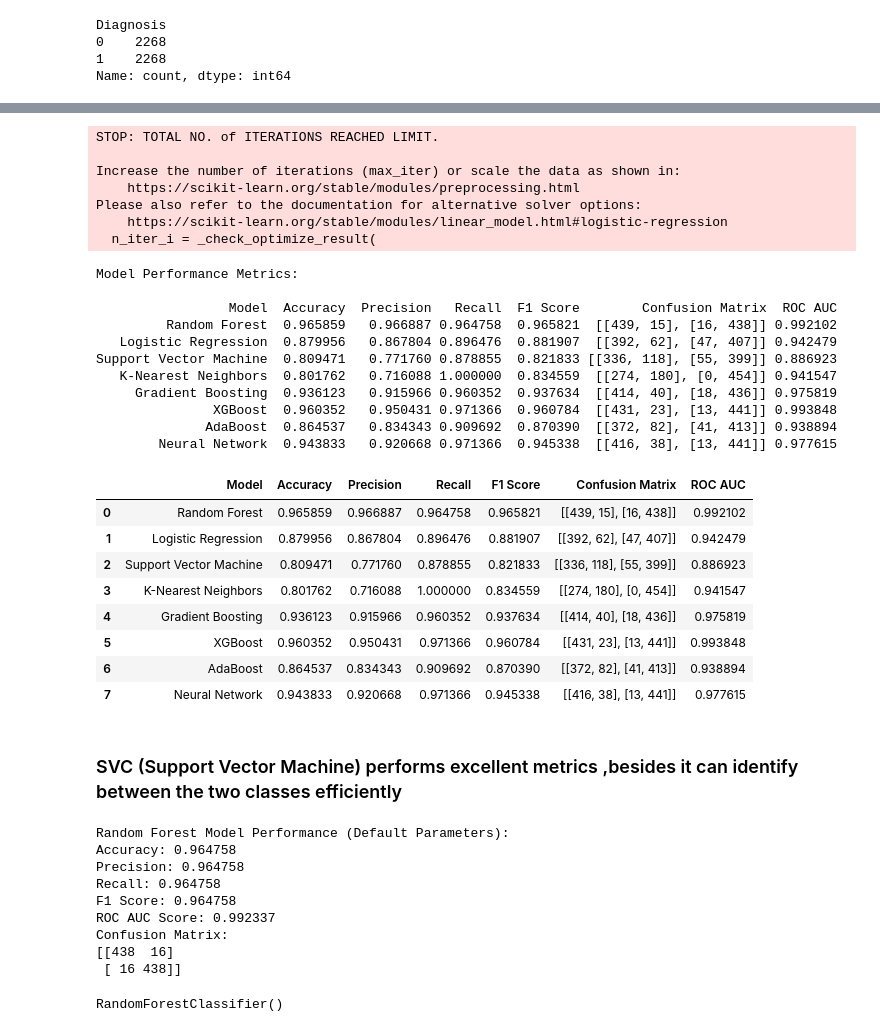
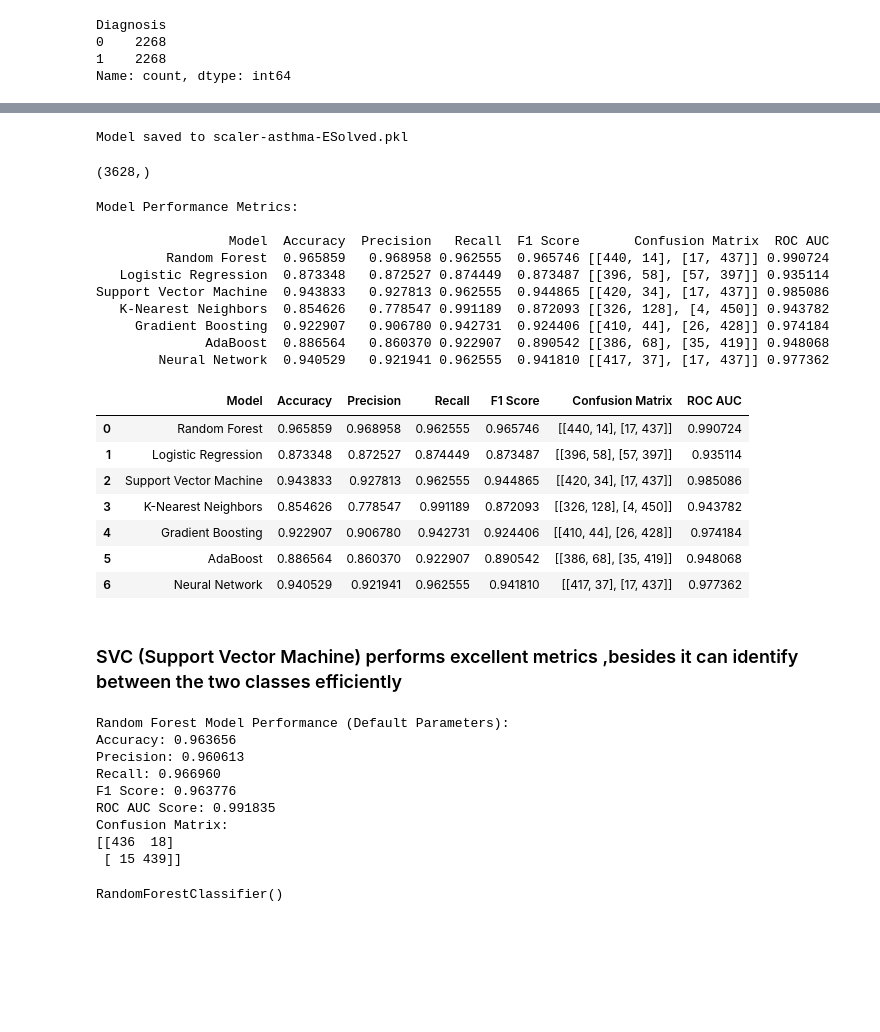
Before and after one commit to islamhasib953/Graduation_Project, a Jupyter notebook: models (ipynb,csv)/Asthma/asthma_model.ipynb, the cells around one changed output, grey strips where cells are left out. Cells and saved outputs as stored; diff of their text form; code cells hidden in the pictures; blank space fills up the shorter version.

```diff
--- a/models (ipynb,csv)/Asthma/asthma_model.ipynb
+++ b/models (ipynb,csv)/Asthma/asthma_model.ipynb
@@ -662,3 +645,15 @@ Training set size: (3628, 26), Test set size: (3628,)
+# %%
+# Save the model pipeline to a file
+scaler_filename = 'scaler-asthma-ESolved.pkl'
+joblib.dump(scaler, scaler_filename)
+
+print(f"Model saved to {scaler_filename}")
+# %% [output]
+Model saved to scaler-asthma-ESolved.pkl
+# %%
+y_train.shape
+# %% [output]
+(3628,)
 # %%
 # Model imports
 from sklearn.ensemble import RandomForestClassifier, GradientBoostingClassifier, AdaBoostClassifier
@@ -671,56 +665,46 @@ from sklearn.metrics import accuracy_score, precision_score, recall_score, f1_sc
 # %%
 # Initialize models
 models = {
     'Random Forest': RandomForestClassifier(),
     'Logistic Regression': LogisticRegression(),
     'Support Vector Machine': SVC(probability=True),
     'K-Nearest Neighbors': KNeighborsClassifier(),
     'Gradient Boosting': GradientBoostingClassifier(),
-    'XGBoost': XGBClassifier(),
     'AdaBoost': AdaBoostClassifier(),
     'Neural Network': MLPClassifier(max_iter=500)
 }
 
 # Call the evaluation function
 model_performance_evaluation(models, X_train, y_train, X_test, y_test)
 # %% [output]
-STOP: TOTAL NO. of ITERATIONS REACHED LIMIT.
+Model Performance Metrics:
 
-Increase the number of iterations (max_iter) or scale the data as shown in:
-    https://scikit-learn.org/stable/modules/preprocessing.html
-Please also refer to the documentation for alternative solver options:
-    https://scikit-learn.org/stable/modules/linear_model.html#logistic-regression
-  n_iter_i = _check_optimize_result(
+                 Model  Accuracy  Precision   Recall  F1 Score       Confusion Matrix  ROC AUC
+         Random Forest  0.965859   0.968958 0.962555  0.965746 [[440, 14], [17, 437]] 0.990724
+   Logistic Regression  0.873348   0.872527 0.874449  0.873487 [[396, 58], [57, 397]] 0.935114
+Support Vector Machine  0.943833   0.927813 0.962555  0.944865 [[420, 34], [17, 437]] 0.985086
+   K-Nearest Neighbors  0.854626   0.778547 0.991189  0.872093 [[326, 128], [4, 450]] 0.943782
+     Gradient Boosting  0.922907   0.906780 0.942731  0.924406 [[410, 44], [26, 428]] 0.974184
+              AdaBoost  0.886564   0.860370 0.922907  0.890542 [[386, 68], [35, 419]] 0.948068
+        Neural Network  0.940529   0.921941 0.962555  0.941810 [[417, 37], [17, 437]] 0.977362
-Model Performance Metrics:
-
-                 Model  Accuracy  Precision   Recall  F1 Score        Confusion Matrix  ROC AUC
-         Random Forest  0.965859   0.966887 0.964758  0.965821  [[439, 15], [16, 438]] 0.992102
-   Logistic Regression  0.879956   0.867804 0.896476  0.881907  [[392, 62], [47, 407]] 0.942479
-Support Vector Machine  0.809471   0.771760 0.878855  0.821833 [[336, 118], [55, 399]] 0.886923
-   K-Nearest Neighbors  0.801762   0.716088 1.000000  0.834559  [[274, 180], [0, 454]] 0.941547
-     Gradient Boosting  0.936123   0.915966 0.960352  0.937634  [[414, 40], [18, 436]] 0.975819
-               XGBoost  0.960352   0.950431 0.971366  0.960784  [[431, 23], [13, 441]] 0.993848
-              AdaBoost  0.864537   0.834343 0.909692  0.870390  [[372, 82], [41, 413]] 0.938894
-        Neural Network  0.943833   0.920668 0.971366  0.945338  [[416, 38], [13, 441]] 0.977615
 |  | Model | Accuracy | Precision | Recall | F1 Score | Confusion Matrix | ROC AUC |
-| 0 | Random Forest | 0.965859 | 0.966887 | 0.964758 | 0.965821 | [[439, 15], [16, 438]] | 0.992102 |
-| 1 | Logistic Regression | 0.879956 | 0.867804 | 0.896476 | 0.881907 | [[392, 62], [47, 407]] | 0.942479 |
-| 2 | Support Vector Machine | 0.809471 | 0.771760 | 0.878855 | 0.821833 | [[336, 118], [55, 399]] | 0.886923 |
-| 3 | K-Nearest Neighbors | 0.801762 | 0.716088 | 1.000000 | 0.834559 | [[274, 180], [0, 454]] | 0.941547 |
-| 4 | Gradient Boosting | 0.936123 | 0.915966 | 0.960352 | 0.937634 | [[414, 40], [18, 436]] | 0.975819 |
-| 5 | XGBoost | 0.960352 | 0.950431 | 0.971366 | 0.960784 | [[431, 23], [13, 441]] | 0.993848 |
-| 6 | AdaBoost | 0.864537 | 0.834343 | 0.909692 | 0.870390 | [[372, 82], [41, 413]] | 0.938894 |
-| 7 | Neural Network | 0.943833 | 0.920668 | 0.971366 | 0.945338 | [[416, 38], [13, 441]] | 0.977615 |
+| 0 | Random Forest | 0.965859 | 0.968958 | 0.962555 | 0.965746 | [[440, 14], [17, 437]] | 0.990724 |
+| 1 | Logistic Regression | 0.873348 | 0.872527 | 0.874449 | 0.873487 | [[396, 58], [57, 397]] | 0.935114 |
+| 2 | Support Vector Machine | 0.943833 | 0.927813 | 0.962555 | 0.944865 | [[420, 34], [17, 437]] | 0.985086 |
+| 3 | K-Nearest Neighbors | 0.854626 | 0.778547 | 0.991189 | 0.872093 | [[326, 128], [4, 450]] | 0.943782 |
+| 4 | Gradient Boosting | 0.922907 | 0.906780 | 0.942731 | 0.924406 | [[410, 44], [26, 428]] | 0.974184 |
+| 5 | AdaBoost | 0.886564 | 0.860370 | 0.922907 | 0.890542 | [[386, 68], [35, 419]] | 0.948068 |
+| 6 | Neural Network | 0.940529 | 0.921941 | 0.962555 | 0.941810 | [[417, 37], [17, 437]] | 0.977362 |
 # %% [markdown]
 ### SVC (Support Vector Machine) performs excellent metrics ,besides it can identify between the two classes efficiently
 # %%
 # Initialize and train Random Forest model with default parameters
 rf = RandomForestClassifier()
-rf.fit(X_train_scaled, y_train)
+rf.fit(X_train, y_train)
 
 # Make predictions
-y_pred = rf.predict(X_test_scaled)
-y_prob = rf.predict_proba(X_test_scaled)[:, 1]  # For ROC AUC calculation
+y_pred = rf.predict(X_test)
+y_prob = rf.predict_proba(X_test)[:, 1]  # For ROC AUC calculation
 
 # Evaluate model performance
 accuracy = accuracy_score(y_test, y_pred)
@@ -740,14 +724,14 @@ print(f"ROC AUC Score: {roc_auc:.6f}")
 print(f"Confusion Matrix:\n{conf_matrix}")
 # %% [output]
 Random Forest Model Performance (Default Parameters):
-Accuracy: 0.964758
-Precision: 0.964758
-Recall: 0.964758
-F1 Score: 0.964758
-ROC AUC Score: 0.992337
+Accuracy: 0.963656
+Precision: 0.960613
+Recall: 0.966960
+F1 Score: 0.963776
+ROC AUC Score: 0.991835
 Confusion Matrix:
-[[438  16]
- [ 16 438]]
+[[436  18]
+ [ 15 439]]
 # %%
 rf
 # %% [output]
```
Also changed, not shown: parts of 13 cells of this notebook, 13 other files.
